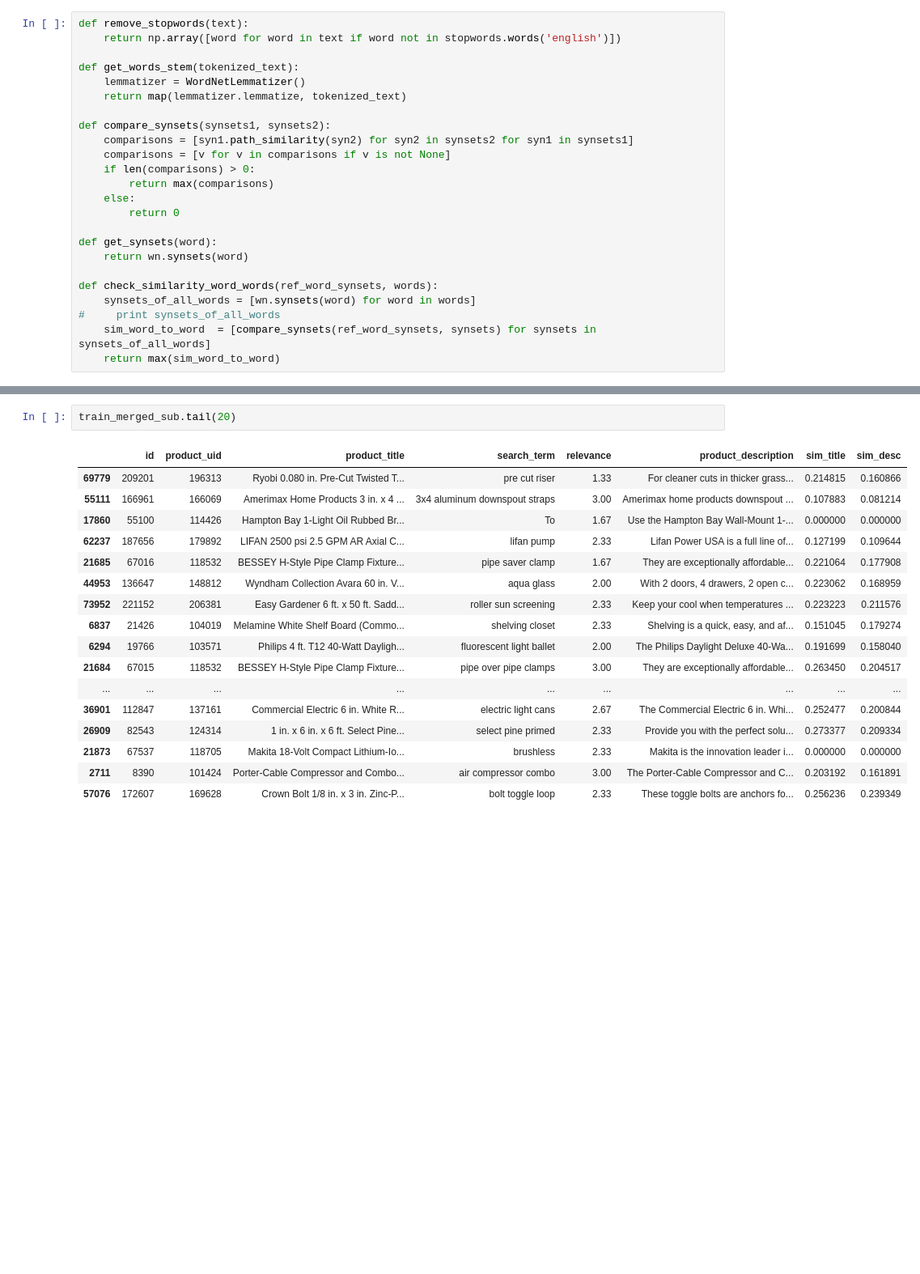
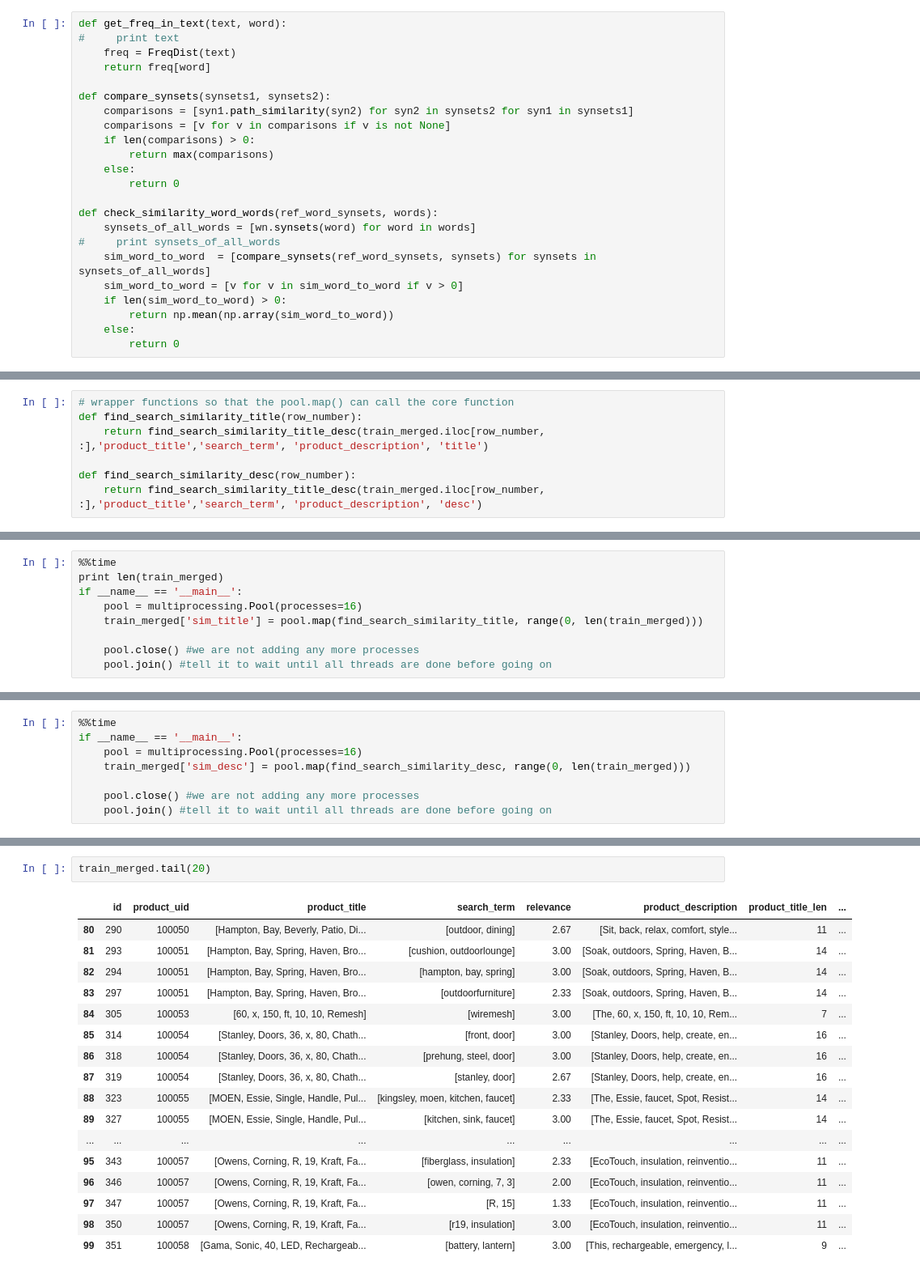
Before and after one commit to zxzjim/MyThinkful, a Jupyter notebook: CapStoneProject_n/Home Depot Product Search Relevance.ipynb, the cells around one changed output, grey strips where cells are left out. Shown: that part at 81% size. Cells and saved outputs as stored; diff of their text form; blank space fills up the shorter version.

```diff
--- a/CapStoneProject_n/Home Depot Product Search Relevance.ipynb
+++ b/CapStoneProject_n/Home Depot Product Search Relevance.ipynb
@@ -380,12 +363,10 @@ print sim_kw_desc_mean
 # %% [markdown]
 ### run on all rows
 # %%
-def remove_stopwords(text):
-    return np.array([word for word in text if word not in stopwords.words('english')])
-
-def get_words_stem(tokenized_text):
-    lemmatizer = WordNetLemmatizer()
-    return map(lemmatizer.lemmatize, tokenized_text)
+def get_freq_in_text(text, word):
+#     print text
+    freq = FreqDist(text)
+    return freq[word]
 
 def compare_synsets(synsets1, synsets2):
     comparisons = [syn1.path_similarity(syn2) for syn2 in synsets2 for syn1 in synsets1]
@@ -395,12 +376,13 @@ def compare_synsets(synsets1, synsets2):
     else:
         return 0
 
-def get_synsets(word):
-    return wn.synsets(word)
-
 def check_similarity_word_words(ref_word_synsets, words):
     synsets_of_all_words = [wn.synsets(word) for word in words]
 #     print synsets_of_all_words
     sim_word_to_word  = [compare_synsets(ref_word_synsets, synsets) for synsets in synsets_of_all_words]
-    return max(sim_word_to_word)
+    sim_word_to_word = [v for v in sim_word_to_word if v > 0]
+    if len(sim_word_to_word) > 0:
+        return np.mean(np.array(sim_word_to_word))
+    else:
+        return 0
 # %%
@@ -453 +426,8 @@ def find_search_similarity_title_desc(row,title_col_name,search_col_name, desc_c
         return (sim_title_mean_val + sim_desc_mean_val)/2
+# %%
+# wrapper functions so that the pool.map() can call the core function
+def find_search_similarity_title(row_number):
+    return find_search_similarity_title_desc(train_merged.iloc[row_number, :],'product_title','search_term', 'product_description', 'title')
+
+def find_search_similarity_desc(row_number):
+    return find_search_similarity_title_desc(train_merged.iloc[row_number, :],'product_title','search_term', 'product_description', 'desc')
@@ -550,0 +483,9 @@ return:  0.666666666667
+# %%
+%%time
+print len(train_merged)
+if __name__ == '__main__':
+    pool = multiprocessing.Pool(processes=16)
+    train_merged['sim_title'] = pool.map(find_search_similarity_title, range(0, len(train_merged)))
+
+    pool.close() #we are not adding any more processes
+    pool.join() #tell it to wait until all threads are done before going on
@@ -550,0 +504,8 @@ return:  0.666666666667
+# %%
+%%time
+if __name__ == '__main__':
+    pool = multiprocessing.Pool(processes=16)
+    train_merged['sim_desc'] = pool.map(find_search_similarity_desc, range(0, len(train_merged)))
+
+    pool.close() #we are not adding any more processes
+    pool.join() #tell it to wait until all threads are done before going on
@@ -551,20 +514,20 @@ return:  0.666666666667
 # %%
-train_merged_sub.tail(20)
+train_merged.tail(20)
 # %% [output]
-|  | id | product_uid | product_title | search_term | relevance | product_description | sim_title | sim_desc |
-| 69779 | 209201 | 196313 | Ryobi 0.080 in. Pre-Cut Twisted T... | pre cut riser | 1.33 | For cleaner cuts in thicker grass... | 0.214815 | 0.160866 |
-| 55111 | 166961 | 166069 | Amerimax Home Products 3 in. x 4 ... | 3x4 aluminum downspout straps | 3.00 | Amerimax home products downspout ... | 0.107883 | 0.081214 |
-| 17860 | 55100 | 114426 | Hampton Bay 1-Light Oil Rubbed Br... | To | 1.67 | Use the Hampton Bay Wall-Mount 1-... | 0.000000 | 0.000000 |
-| 62237 | 187656 | 179892 | LIFAN 2500 psi 2.5 GPM AR Axial C... | lifan pump | 2.33 | Lifan Power USA is a full line of... | 0.127199 | 0.109644 |
-| 21685 | 67016 | 118532 | BESSEY H-Style Pipe Clamp Fixture... | pipe saver clamp | 1.67 | They are exceptionally affordable... | 0.221064 | 0.177908 |
-| 44953 | 136647 | 148812 | Wyndham Collection Avara 60 in. V... | aqua glass | 2.00 | With 2 doors, 4 drawers, 2 open c... | 0.223062 | 0.168959 |
-| 73952 | 221152 | 206381 | Easy Gardener 6 ft. x 50 ft. Sadd... | roller sun screening | 2.33 | Keep your cool when temperatures ... | 0.223223 | 0.211576 |
-| 6837 | 21426 | 104019 | Melamine White Shelf Board (Commo... | shelving closet | 2.33 | Shelving is a quick, easy, and af... | 0.151045 | 0.179274 |
-| 6294 | 19766 | 103571 | Philips 4 ft. T12 40-Watt Dayligh... | fluorescent light ballet | 2.00 | The Philips Daylight Deluxe 40-Wa... | 0.191699 | 0.158040 |
-| 21684 | 67015 | 118532 | BESSEY H-Style Pipe Clamp Fixture... | pipe over pipe clamps | 3.00 | They are exceptionally affordable... | 0.263450 | 0.204517 |
+|  | id | product_uid | product_title | search_term | relevance | product_description | product_title_len | ... |
+| 80 | 290 | 100050 | [Hampton, Bay, Beverly, Patio, Di... | [outdoor, dining] | 2.67 | [Sit, back, relax, comfort, style... | 11 | ... |
+| 81 | 293 | 100051 | [Hampton, Bay, Spring, Haven, Bro... | [cushion, outdoorlounge] | 3.00 | [Soak, outdoors, Spring, Haven, B... | 14 | ... |
+| 82 | 294 | 100051 | [Hampton, Bay, Spring, Haven, Bro... | [hampton, bay, spring] | 3.00 | [Soak, outdoors, Spring, Haven, B... | 14 | ... |
+| 83 | 297 | 100051 | [Hampton, Bay, Spring, Haven, Bro... | [outdoorfurniture] | 2.33 | [Soak, outdoors, Spring, Haven, B... | 14 | ... |
+| 84 | 305 | 100053 | [60, x, 150, ft, 10, 10, Remesh] | [wiremesh] | 3.00 | [The, 60, x, 150, ft, 10, 10, Rem... | 7 | ... |
+| 85 | 314 | 100054 | [Stanley, Doors, 36, x, 80, Chath... | [front, door] | 3.00 | [Stanley, Doors, help, create, en... | 16 | ... |
+| 86 | 318 | 100054 | [Stanley, Doors, 36, x, 80, Chath... | [prehung, steel, door] | 3.00 | [Stanley, Doors, help, create, en... | 16 | ... |
+| 87 | 319 | 100054 | [Stanley, Doors, 36, x, 80, Chath... | [stanley, door] | 2.67 | [Stanley, Doors, help, create, en... | 16 | ... |
+| 88 | 323 | 100055 | [MOEN, Essie, Single, Handle, Pul... | [kingsley, moen, kitchen, faucet] | 2.33 | [The, Essie, faucet, Spot, Resist... | 14 | ... |
+| 89 | 327 | 100055 | [MOEN, Essie, Single, Handle, Pul... | [kitchen, sink, faucet] | 3.00 | [The, Essie, faucet, Spot, Resist... | 14 | ... |
 | ... | ... | ... | ... | ... | ... | ... | ... | ... |
-| 36901 | 112847 | 137161 | Commercial Electric 6 in. White R... | electric light cans | 2.67 | The Commercial Electric 6 in. Whi... | 0.252477 | 0.200844 |
-| 26909 | 82543 | 124314 | 1 in. x 6 in. x 6 ft. Select Pine... | select pine primed | 2.33 | Provide you with the perfect solu... | 0.273377 | 0.209334 |
-| 21873 | 67537 | 118705 | Makita 18-Volt Compact Lithium-Io... | brushless | 2.33 | Makita is the innovation leader i... | 0.000000 | 0.000000 |
-| 2711 | 8390 | 101424 | Porter-Cable Compressor and Combo... | air compressor combo | 3.00 | The Porter-Cable Compressor and C... | 0.203192 | 0.161891 |
-| 57076 | 172607 | 169628 | Crown Bolt 1/8 in. x 3 in. Zinc-P... | bolt toggle loop | 2.33 | These toggle bolts are anchors fo... | 0.256236 | 0.239349 |
+| 95 | 343 | 100057 | [Owens, Corning, R, 19, Kraft, Fa... | [fiberglass, insulation] | 2.33 | [EcoTouch, insulation, reinventio... | 11 | ... |
+| 96 | 346 | 100057 | [Owens, Corning, R, 19, Kraft, Fa... | [owen, corning, 7, 3] | 2.00 | [EcoTouch, insulation, reinventio... | 11 | ... |
+| 97 | 347 | 100057 | [Owens, Corning, R, 19, Kraft, Fa... | [R, 15] | 1.33 | [EcoTouch, insulation, reinventio... | 11 | ... |
+| 98 | 350 | 100057 | [Owens, Corning, R, 19, Kraft, Fa... | [r19, insulation] | 3.00 | [EcoTouch, insulation, reinventio... | 11 | ... |
+| 99 | 351 | 100058 | [Gama, Sonic, 40, LED, Rechargeab... | [battery, lantern] | 3.00 | [This, rechargeable, emergency, l... | 9 | ... |
```
Also changed, not shown: parts of 30 cells of this notebook, 1 other file.
